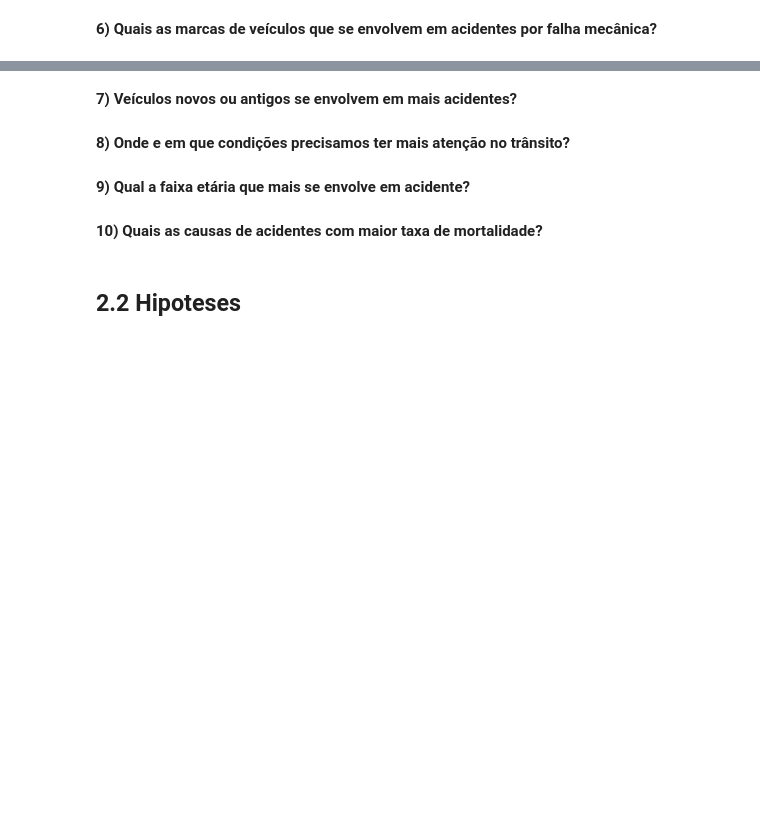
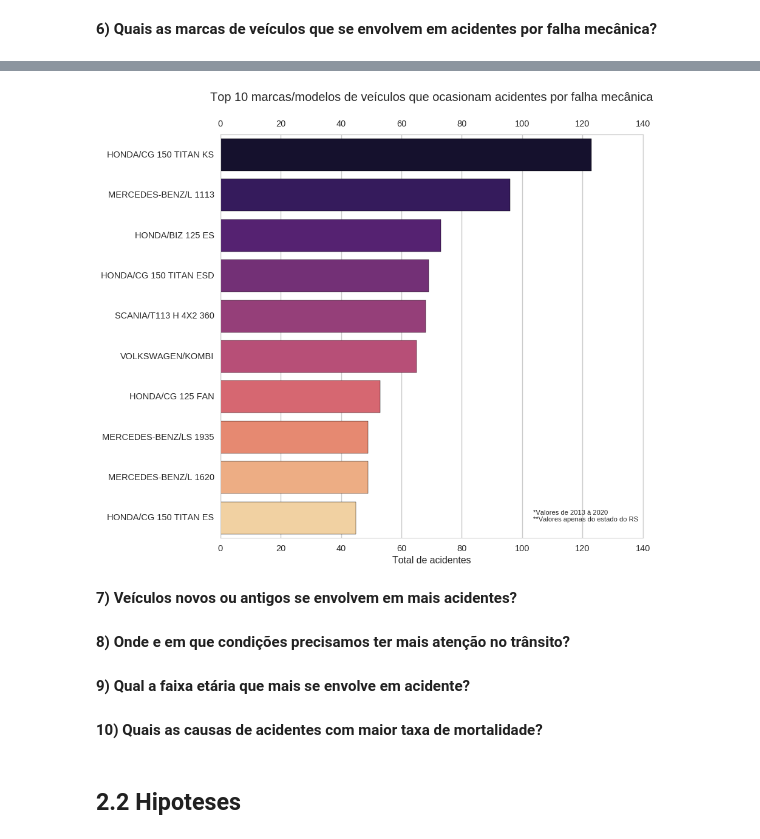
Before and after one commit to XQDLteam/brazil_highway_accidents, a Jupyter notebook: acidentes_br.ipynb, the cells around one changed output, grey strips where cells are left out. Saved outputs shown, nothing was run; the diff lists cells and outputs as text; code cells hidden in the pictures; blank space fills up the shorter version.

```diff
--- a/acidentes_br.ipynb
+++ b/acidentes_br.ipynb
@@ -324,3 +301,29 @@ df_ocorrencias
+# %%
+df_falhas = df_ocorrencias.merge(df_pessoas, on='id', how='left').filter(['id', 'causa_acidente', 'marca', 'ano_fabricacao_veiculo'])
+df_falhas.drop_duplicates("id", inplace=True)
+df_falhas.causa_acidente.value_counts()
+df_falhas = df_falhas[df_falhas['causa_acidente'] == 'Defeito Mecânico No Veículo']
+df_falhas = df_falhas[df_falhas['marca'] != 'Não informado']
+
+df_falhas = (df_falhas['marca'].value_counts()
+             .to_frame()
+             .reset_index()
+             .rename(columns={'index':'marca', 'marca': 'total_acidentes'})
+             .head(10))
+
+#clrs = ['lightgrey' if (x < df_falhas['total_acidentes'].iloc[2]) else 'darkcyan' for x in df_falhas['total_acidentes']]
+
+ax = sns.barplot(y="marca", x="total_acidentes", data=df_falhas,
+            label="Total", palette='magma', orient='h');
+
+ax.set_title('Top 10 marcas/modelos de veículos que ocasionam acidentes por falha mecânica', fontsize=18, pad=50);
+ax.set_ylabel('')
+ax.set_xlabel('Total de acidentes')
+ax.secondary_xaxis('top');
+
+ax.annotate('*Valores de 2013 à 2020\n**Valores apenas do estado do RS', xy=(720, 80), xycoords='figure pixels');
+# %% [output]
+[figure, added]
 # %% [markdown]
 **7) Veículos novos ou antigos se envolvem em mais acidentes?**
 # %% [markdown]
```
Also changed, not shown: parts of 15 cells of this notebook.
